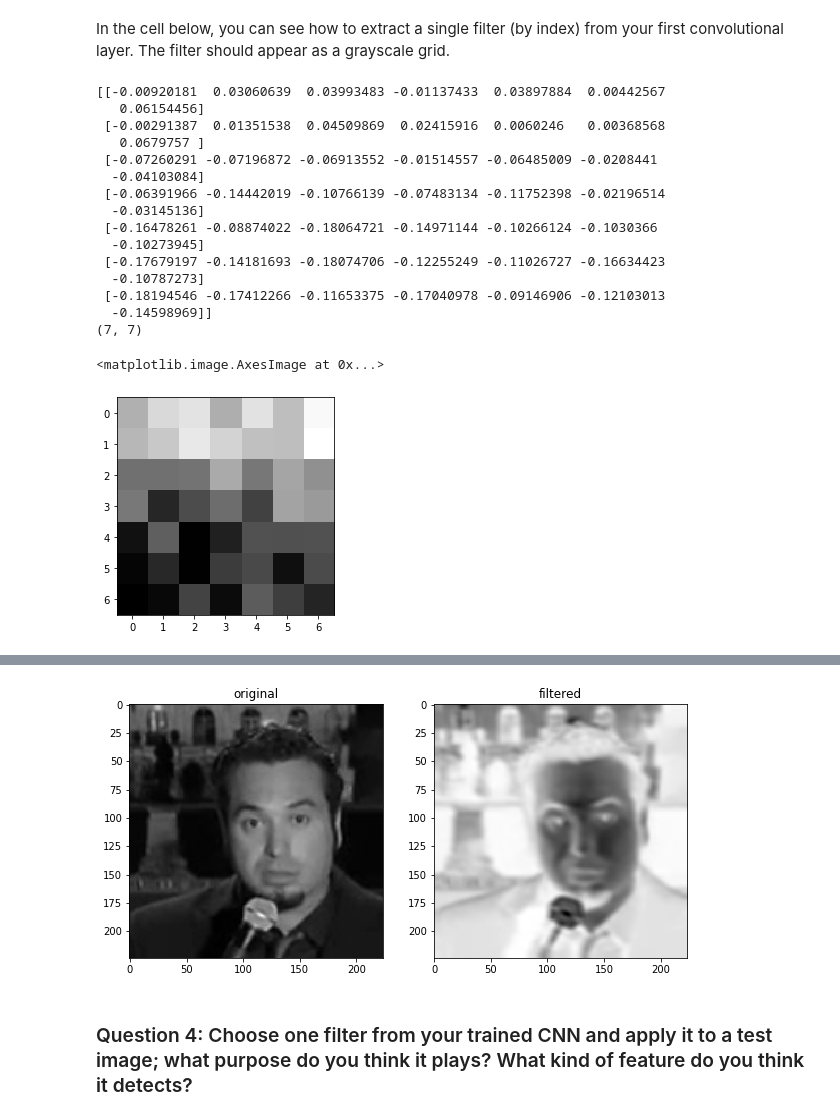
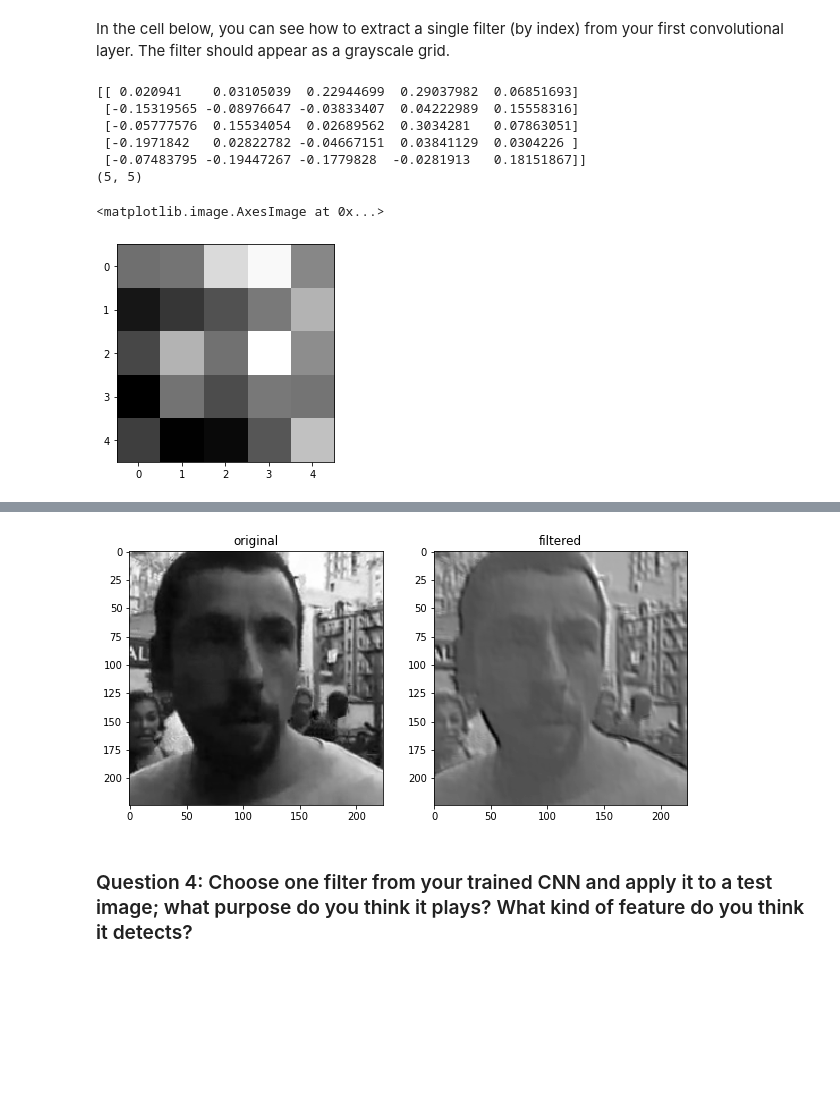
Before and after one commit to houssamn/FacialKeypoints, a Jupyter notebook: 2. Define the Network Architecture.ipynb, the cells around one changed output, grey strips where cells are left out. Cells and saved outputs as stored; diff of their text form; code cells hidden in the pictures; blank space fills up the shorter version.

```diff
--- a/2. Define the Network Architecture.ipynb
+++ b/2. Define the Network Architecture.ipynb
@@ -491,35 +499,26 @@ In the cell below, you can see how to extract a single filter (by index) from yo
 # %%
 # Get the weights in the first conv layer, "conv1"
 # if necessary, change this to reflect the name of your first conv layer
 weights1 = net.conv1.weight.data
 
 w = weights1.cpu().numpy()
 
-filter_index = 8
+filter_index = 2
 
 print(w[filter_index][0])
 print(w[filter_index][0].shape)
 
 # display the filter weights
 plt.imshow(w[filter_index][0], cmap='gray')
 # %% [output]
-[[-0.00920181  0.03060639  0.03993483 -0.01137433  0.03897884  0.00442567
-   0.06154456]
- [-0.00291387  0.01351538  0.04509869  0.02415916  0.0060246   0.00368568
-   0.0679757 ]
- [-0.07260291 -0.07196872 -0.06913552 -0.01514557 -0.06485009 -0.0208441
-  -0.04103084]
- [-0.06391966 -0.14442019 -0.10766139 -0.07483134 -0.11752398 -0.02196514
-  -0.03145136]
- [-0.16478261 -0.08874022 -0.18064721 -0.14971144 -0.10266124 -0.1030366
-  -0.10273945]
- [-0.17679197 -0.14181693 -0.18074706 -0.12255249 -0.11026727 -0.16634423
-  -0.10787273]
- [-0.18194546 -0.17412266 -0.11653375 -0.17040978 -0.09146906 -0.12103013
-  -0.14598969]]
-(7, 7)
+[[ 0.020941    0.03105039  0.22944699  0.29037982  0.06851693]
+ [-0.15319565 -0.08976647 -0.03833407  0.04222989  0.15558316]
+ [-0.05777576  0.15534054  0.02689562  0.3034281   0.07863051]
+ [-0.1971842   0.02822782 -0.04667151  0.03841129  0.0304226 ]
+ [-0.07483795 -0.19447267 -0.1779828  -0.0281913   0.18151867]]
+(5, 5)
 <matplotlib.image.AxesImage at 0x...>
-[figure, old version]
+[figure, new version]
 # %% [markdown]
 ## Feature maps
 
@@ -551,7 +550,7 @@ ax2.imshow(filtered_img, cmap='gray')
 ax2.set_title("filtered")
 plt.show()
 # %% [output]
-[figure, old version]
+[figure, new version]
 # %% [markdown]
 ### Question 4: Choose one filter from your trained CNN and apply it to a test image; what purpose do you think it plays? What kind of feature do you think it detects?
 # %% [markdown]
```
Also changed, not shown: parts of 10 cells of this notebook, 3 other files.
